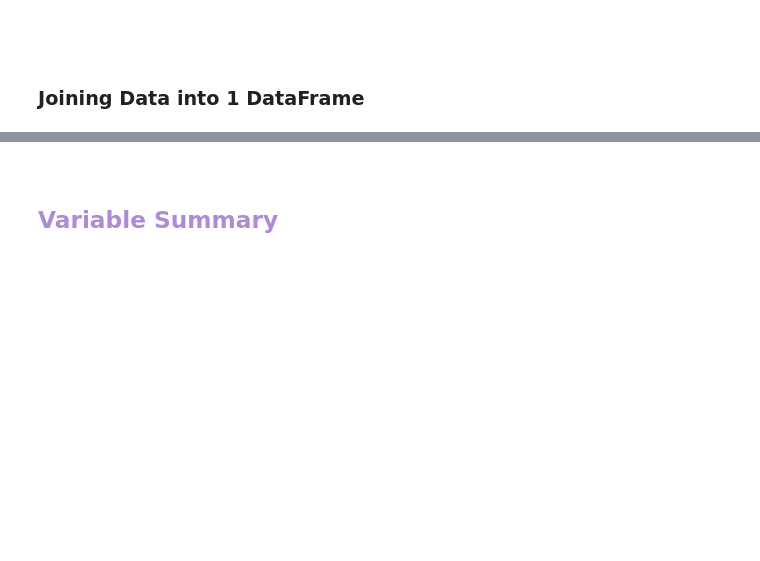
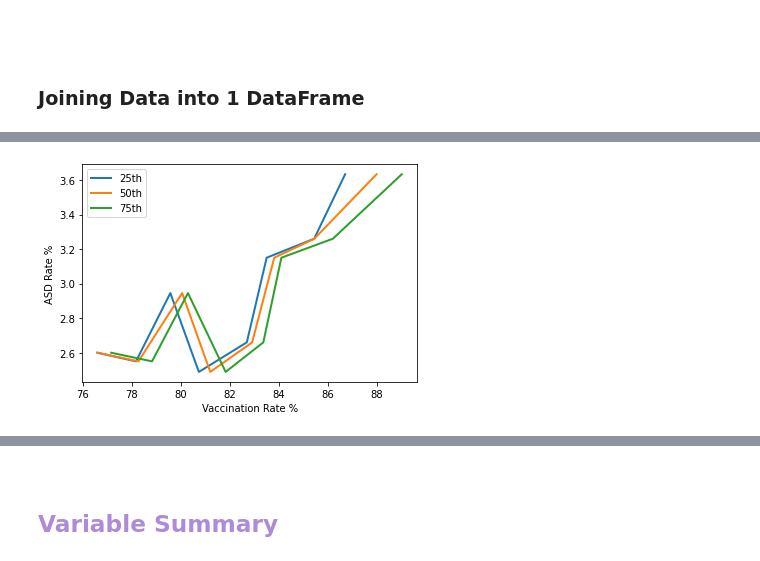
Before and after one commit to Hakuna-Patata/BU_MSDS_PTW, a Jupyter notebook: DSC 530 - Data Exploration and Analysis/Project/Project.ipynb, the cells around one changed output, grey strips where cells are left out. Saved outputs shown, nothing was run; the diff lists cells and outputs as text; code cells hidden in the pictures; blank space fills up the shorter version.

```diff
--- a/DSC 530 - Data Exploration and Analysis/Project/Project.ipynb
+++ b/DSC 530 - Data Exploration and Analysis/Project/Project.ipynb
@@ -178,6 +180,26 @@ def var_summary(var_array, **kwargs):
     pprint(desc_var(var_array), sort_dicts=False)
     print('\n')
     pprint(detect_outliers(var_array), sort_dicts=False)
+
+def cdf_array(array, remove_na=True):
+    if remove_na:
+        array = array[~(np.isnan(array))]
+    else:
+        pass
+
+    val, freq = np.unique(array, return_counts=True)
+    prob = freq/len(array)
+
+    cdf = np.cumsum(prob)
+    return (val, cdf)
+
+
+
+def cdf_percentile(array, percentile, remove_na=True):
+    percentile = percentile/100
+
+    index = bisect.bisect_left(array[1], percentile)
+    return array[0][index]
 # %% [markdown]
 <br>
 
@@ -349,0 +396,22 @@ asd_df
+# %%
+df = asd_df.dropna(subset=['Currently has condition %','Vaccination Rate Estimation %'])
+bins = np.arange(76, 88, 1.5)
+indices = np.digitize(df['Vaccination Rate Estimation %'], bins)
+groups = df.groupby(indices)
+
+
+
+asd_grp_mean = [group['Currently has condition %'].mean() for i, group in groups]
+vacc_grp_cdfs = [cdf_array(group['Vaccination Rate Estimation %']) for i, group in groups]
+
+for percent in [25, 50, 75]:
+    label = f'{percent}th'
+    vacc = [cdf_percentile(cdf_grp, percent) for cdf_grp in vacc_grp_cdfs]
+    plt.plot(vacc, asd_grp_mean, label=label, linewidth=2)
+    plt.legend()
+
+plt.ylabel('ASD Rate %')
+plt.xlabel('Vaccination Rate %')
+plt.show()
+# %% [output]
+[figure, added]
```
Also changed, not shown: parts of 15 cells of this notebook, 13 other files.
